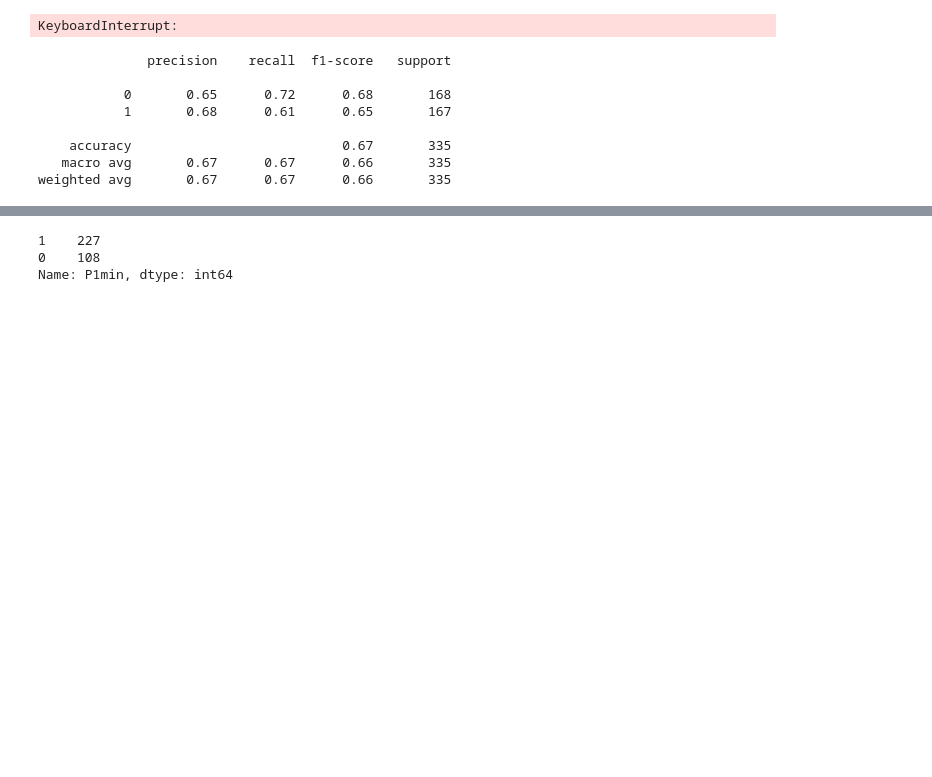
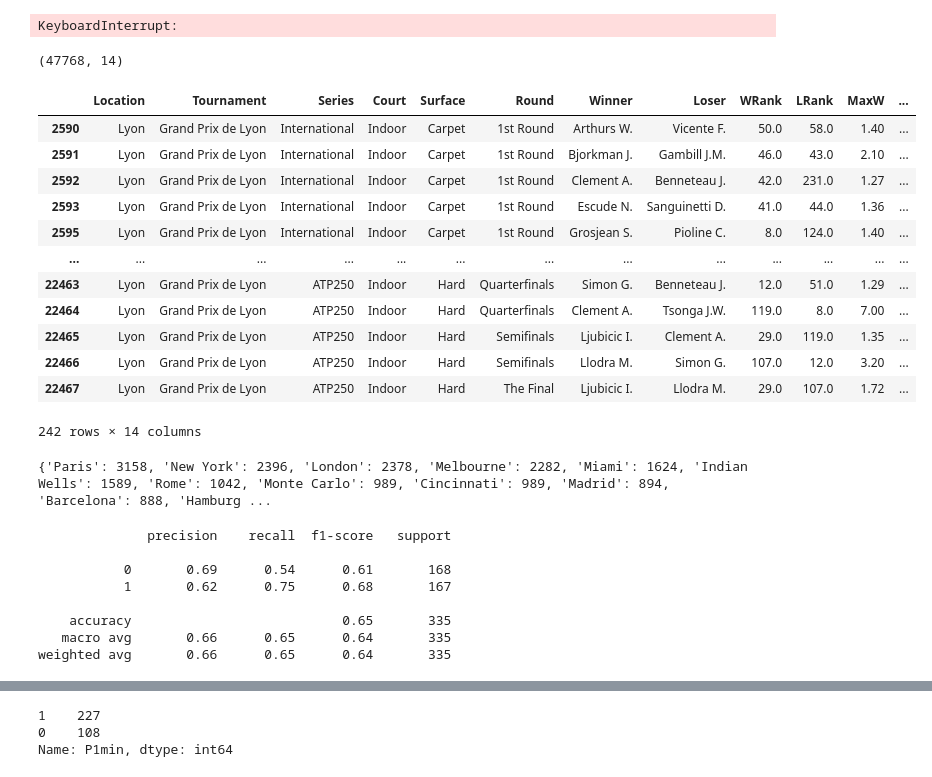
Before and after one commit to pmecchia/atp_matches, a Jupyter notebook: Model prediction.ipynb, the cells around one changed output, grey strips where cells are left out. Cells and saved outputs as stored; diff of their text form; code cells hidden in the pictures; blank space fills up the shorter version.

```diff
--- a/Model prediction.ipynb
+++ b/Model prediction.ipynb
@@ -794,3 +806,32 @@ plt.xticks(list(loss.keys()))
 plt.ylabel ('Loss')
 plt.xlabel ('Number of nodes')
 plt.show()
+# %%
+df_test.shape
+# %% [output]
+(47768, 14)
+# %%
+
+df_test[df_test["Tournament"]=='Grand Prix de Lyon']
+# %% [output]
+|  | Location | Tournament | Series | Court | Surface | Round | Winner | Loser | WRank | LRank | MaxW | ... |
+| 2590 | Lyon | Grand Prix de Lyon | International | Indoor | Carpet | 1st Round | Arthurs W. | Vicente F. | 50.0 | 58.0 | 1.40 | ... |
+| 2591 | Lyon | Grand Prix de Lyon | International | Indoor | Carpet | 1st Round | Bjorkman J. | Gambill J.M. | 46.0 | 43.0 | 2.10 | ... |
+| 2592 | Lyon | Grand Prix de Lyon | International | Indoor | Carpet | 1st Round | Clement A. | Benneteau J. | 42.0 | 231.0 | 1.27 | ... |
+| 2593 | Lyon | Grand Prix de Lyon | International | Indoor | Carpet | 1st Round | Escude N. | Sanguinetti D. | 41.0 | 44.0 | 1.36 | ... |
+| 2595 | Lyon | Grand Prix de Lyon | International | Indoor | Carpet | 1st Round | Grosjean S. | Pioline C. | 8.0 | 124.0 | 1.40 | ... |
+| ... | ... | ... | ... | ... | ... | ... | ... | ... | ... | ... | ... | ... |
+| 22463 | Lyon | Grand Prix de Lyon | ATP250 | Indoor | Hard | Quarterfinals | Simon G. | Benneteau J. | 12.0 | 51.0 | 1.29 | ... |
+| 22464 | Lyon | Grand Prix de Lyon | ATP250 | Indoor | Hard | Quarterfinals | Clement A. | Tsonga J.W. | 119.0 | 8.0 | 7.00 | ... |
+| 22465 | Lyon | Grand Prix de Lyon | ATP250 | Indoor | Hard | Semifinals | Ljubicic I. | Clement A. | 29.0 | 119.0 | 1.35 | ... |
+| 22466 | Lyon | Grand Prix de Lyon | ATP250 | Indoor | Hard | Semifinals | Llodra M. | Simon G. | 107.0 | 12.0 | 3.20 | ... |
+| 22467 | Lyon | Grand Prix de Lyon | ATP250 | Indoor | Hard | The Final | Ljubicic I. | Llodra M. | 29.0 | 107.0 | 1.72 | ... |
+242 rows × 14 columns
+# %%
+#International Gold=ATP500
+#Masters Cup & Masters = ATP Finals
+
+v=dict(df_test["Location"].value_counts())
+print(v)
+# %% [output]
+{'Paris': 3158, 'New York': 2396, 'London': 2378, 'Melbourne': 2282, 'Miami': 1624, 'Indian Wells': 1589, 'Rome': 1042, 'Monte Carlo': 989, 'Cincinnati': 989, 'Madrid': 894, 'Barcelona': 888, 'Hamburg ...
@@ -797,16 +859,17 @@ plt.show()
 # %%
-ML_prediction = Ml_model.predict_classes(X3.drop(['Location','Tournament','Round'],axis=1))
+ML_prediction = Ml_model.predict_classes(X3.drop(['Tournament','Round'],axis=1))
+#ML_prediction = Ml_model.predict_classes(X3)
 ML_acc = metrics.classification_report(y3,ML_prediction)
 print(ML_acc)
 # %% [output]
               precision    recall  f1-score   support
 
-           0       0.65      0.72      0.68       168
-           1       0.68      0.61      0.65       167
+           0       0.69      0.54      0.61       168
+           1       0.62      0.75      0.68       167
 
-    accuracy                           0.67       335
-   macro avg       0.67      0.67      0.66       335
-weighted avg       0.67      0.67      0.66       335
+    accuracy                           0.65       335
+   macro avg       0.66      0.65      0.64       335
+weighted avg       0.66      0.65      0.64       335
 # %%
 verif=verif[["P1Rank","P2Rank","MaxP1","MaxP2","AvgP1","AvgP2","P1Winner"]]
 verif["predict"]=ML_prediction
```
Also changed, not shown: parts of 11 cells of this notebook.
